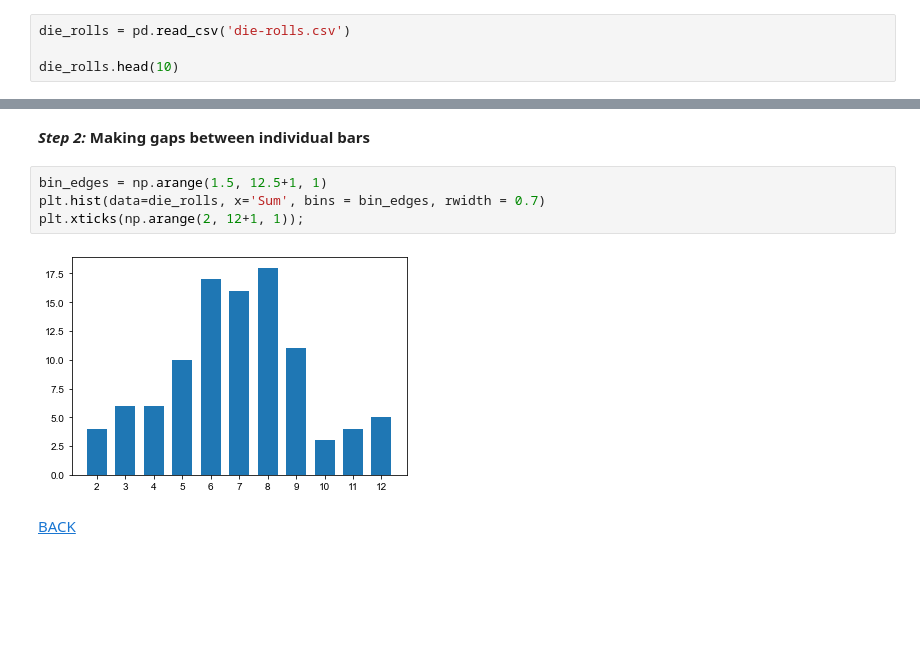
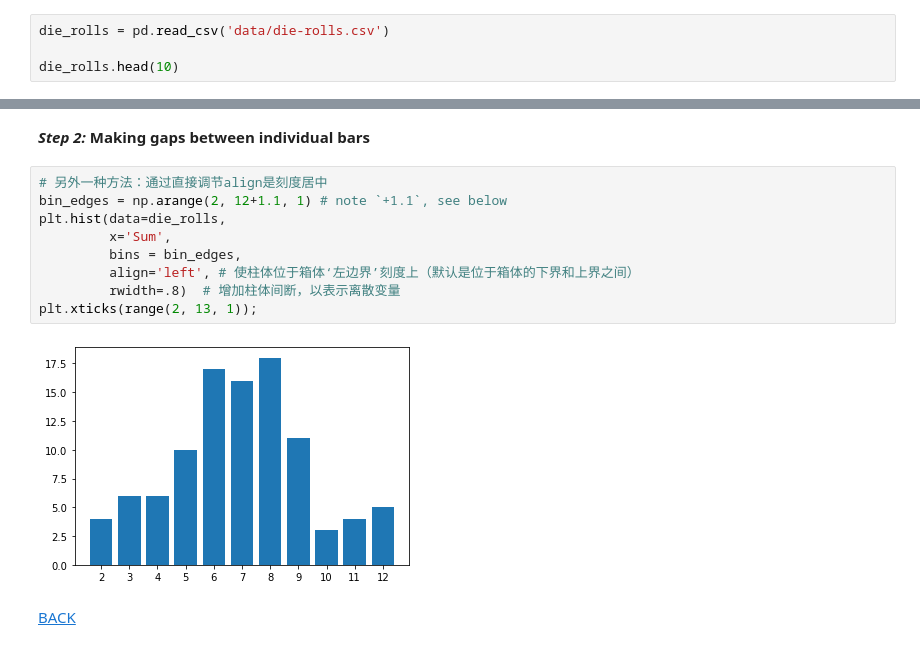
Before and after one commit to Alex-YuZ/Visualization-Using-Python, a Jupyter notebook: Histograms.ipynb, the cells around one changed output, grey strips where cells are left out. Saved outputs shown, nothing was run; the diff lists cells and outputs as text; blank space fills up the shorter version.

```diff
--- a/Histograms.ipynb
+++ b/Histograms.ipynb
@@ -201,7 +201,7 @@ In each trial, all 100 dices were rolled down, and the outcome `[1-6]` was recor
 
 The `Sum` column represents the sum of the outcomes in the two trials, for each given dice.
 # %%
-die_rolls = pd.read_csv('die-rolls.csv')
+die_rolls = pd.read_csv('data/die-rolls.csv')
 
 die_rolls.head(10)
 # %% [output]
@@ -238,11 +238,16 @@ plt.xticks(np.arange(2, 12+1, 1));
 # %% [markdown]
 ___Step 2:___ **Making gaps between individual bars**
 # %%
-bin_edges = np.arange(1.5, 12.5+1, 1)
-plt.hist(data=die_rolls, x='Sum', bins = bin_edges, rwidth = 0.7)
-plt.xticks(np.arange(2, 12+1, 1));
+# 另外一种方法：通过直接调节align是刻度居中
+bin_edges = np.arange(2, 12+1.1, 1) # note `+1.1`, see below
+plt.hist(data=die_rolls,
+         x='Sum',
+         bins = bin_edges,
+         align='left', # 使柱体位于箱体‘左边界’刻度上（默认是位于箱体的下界和上界之间）
+         rwidth=.8)  # 增加柱体间断，以表示离散变量
+plt.xticks(range(2, 13, 1));
 # %% [output]
-[figure, old version]
+[figure, new version]
 # %% [markdown]
 [BACK](#contents)
 # %% [markdown]
```
Also changed, not shown: parts of 28 cells of this notebook.
